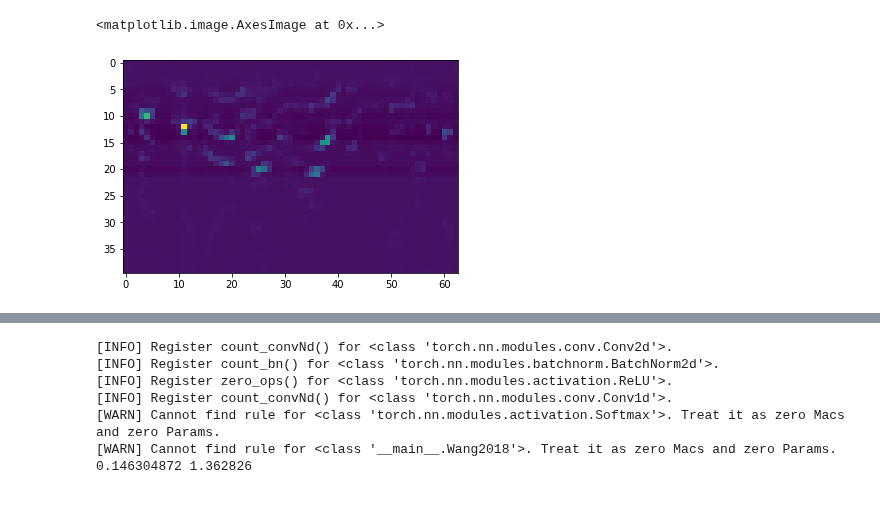
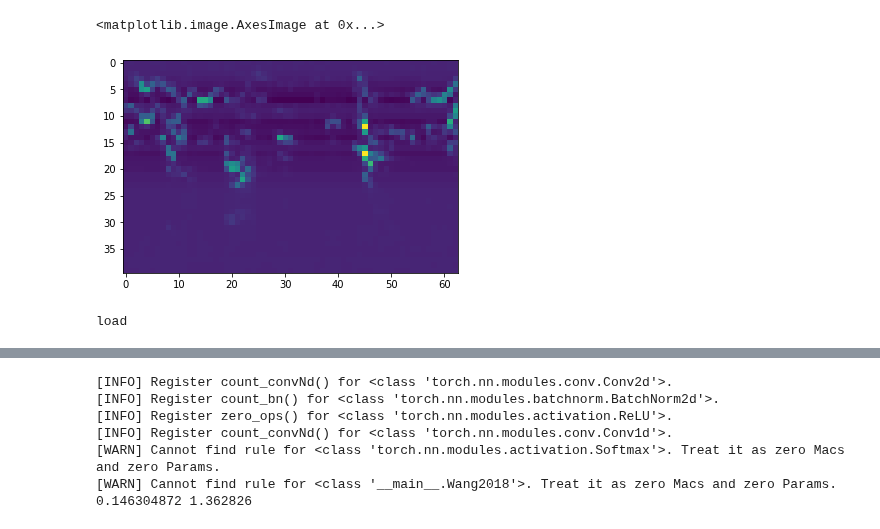
Before and after one commit to JunzheJosephZhu/Identifying-Speakers-in-Cocktail-Parties-with-E2E-Attention, a Jupyter notebook: wang2018-3spkr/Wang2018-3spkr.ipynb, the cells around one changed output, grey strips where cells are left out. Saved outputs shown, nothing was run; the diff lists cells and outputs as text; code cells hidden in the pictures.

```diff
--- a/wang2018-3spkr/Wang2018-3spkr.ipynb
+++ b/wang2018-3spkr/Wang2018-3spkr.ipynb
@@ -54,43 +54,43 @@ class OverlayDataSet(torch.utils.data.Dataset):
         return len(self.segments)
     def __getitem__(self, idx):
         seg1 = self.segments.iloc[idx]
-        seg2 = self.segments.iloc[np.random.randint(len(self.segments))]
+        seg2 = self.segments.iloc[torch.randint(len(self.segments), [1])[0].item()]
         while(seg1['speaker']==seg2['speaker']):
-            seg2 = self.segments.iloc[np.random.randint(len(self.segments))]
-        seg3 = self.segments.iloc[np.random.randint(len(self.segments))]
+            seg2 = self.segments.iloc[torch.randint(len(self.segments), [1])[0].item()]
+        seg3 = self.segments.iloc[torch.randint(len(self.segments), [1])[0].item()]
         while(seg3['speaker']==seg2['speaker'] or seg3['speaker']==seg1['speaker']):
-            seg3 = self.segments.iloc[np.random.randint(len(self.segments))]
+            seg3 = self.segments.iloc[torch.randint(len(self.segments), [1])[0].item()]
 
         sig1 = np.load(root+seg1['segfile'])
         sig2 = np.load(root+seg2['segfile'])
         sig3 = np.load(root+seg3['segfile'])
 
         E1 = compute_energy(sig1) # [n_frames]
         E2 = compute_energy(sig2)
         E3 = compute_energy(sig3)
 
         out_vec = np.zeros((len(self.speakers), len(E1))) # [#spkrs, n_frames]
         out_vec[self.spkr2idx[seg1['speaker']]] = E1/(E1+E2+E3)
         out_vec[self.spkr2idx[seg2['speaker']]] = E2/(E1+E2+E3)
         out_vec[self.spkr2idx[seg3['speaker']]] = E2/(E1+E2+E3)
 
         S = make_features(sig1+sig2+sig3)
 
         return S, out_vec
 
 
 #mean, std = compute_mean_std('overlay-train.csv')
 
 
 trainset = OverlayDataSet('train-segments.csv')
 valset = OverlayDataSet('val-segments.csv')
 testset = OverlayDataSet('test-segments.csv')
 features, vec = trainset[5]
 
 plt.imshow(features)
 # %% [output]
 <matplotlib.image.AxesImage at 0x...>
-[figure, old version]
+[figure, new version]
 # %%
 class Wang2018(nn.Module):
     def __init__(self):
@@ -122,11 +122,14 @@ class Wang2018(nn.Module):
         return X
 
 model = Wang2018().cuda(device)
-optimizer = torch.optim.Adam(model.parameters(), lr = 0.001)
+optimizer = torch.optim.Adam(model.parameters(), lr = 0.0001)
 
 if load:
     checkpoint = torch.load('models/Wang2018.pth')
     model.load_state_dict(checkpoint['model_state_dict'])
+    print('load')
+# %% [output]
+load
 # %%
 def find_max3(tensor):
     array = tensor.cpu().detach().numpy()
```
Also changed, not shown: parts of 2 cells of this notebook, 7 other files.
